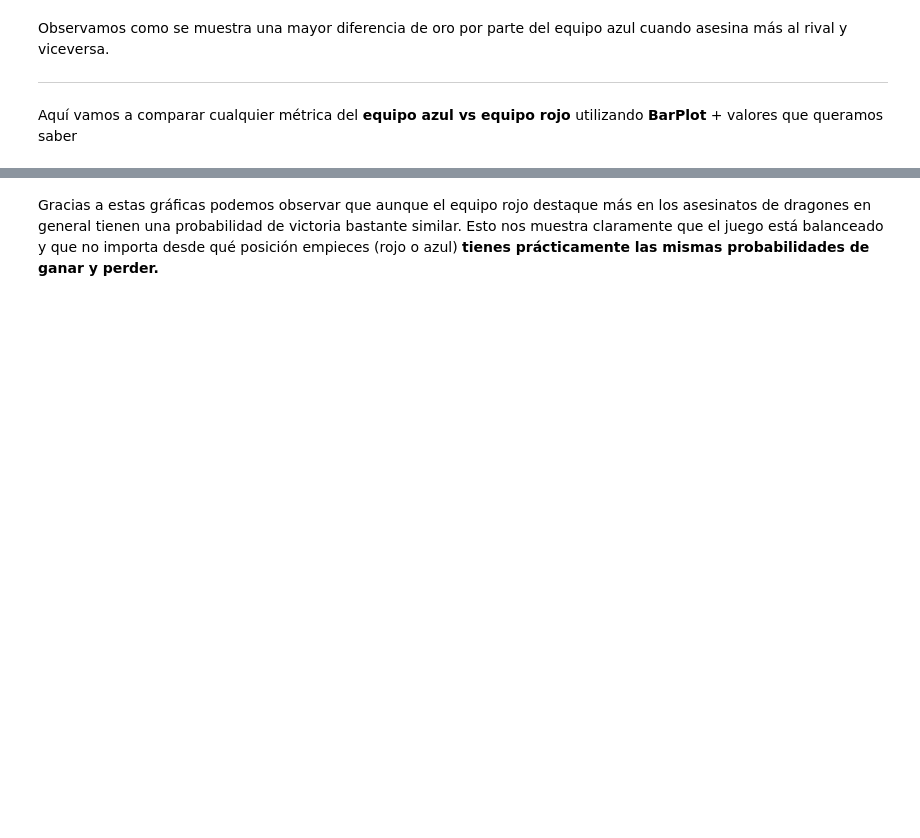
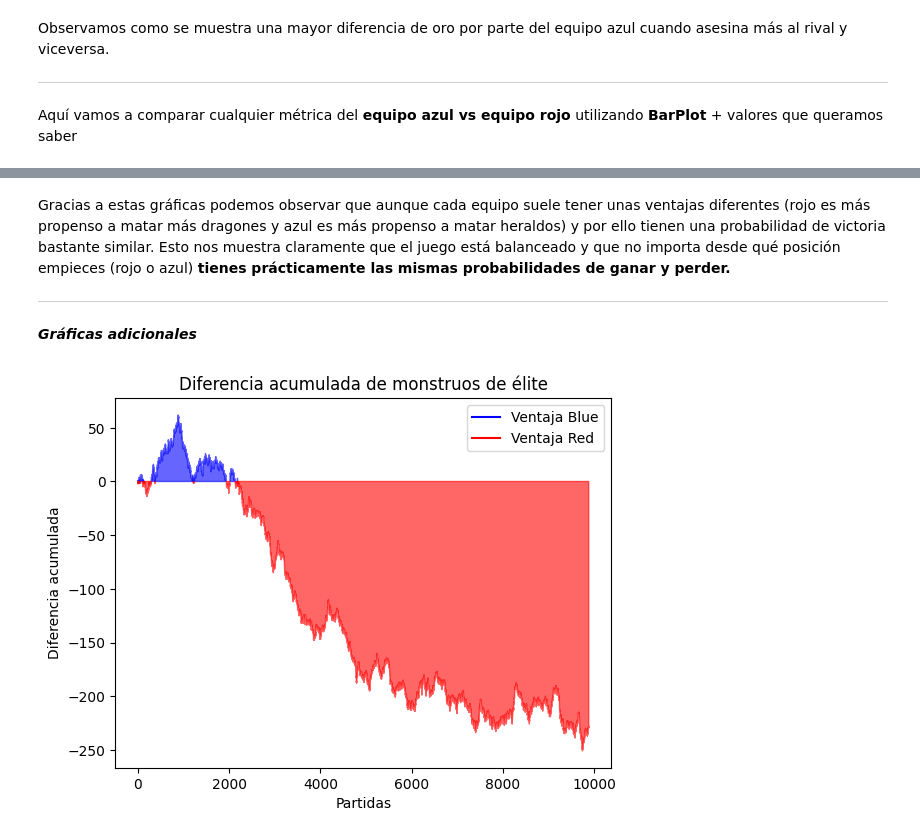
Before and after one commit to JuanJoseRP94/Proyecto1_Juancho, a Jupyter notebook: notebooks/eda.ipynb, the cells around one changed output, grey strips where cells are left out. Saved outputs shown, nothing was run; the diff lists cells and outputs as text; code cells hidden in the pictures; blank space fills up the shorter version.

```diff
--- a/notebooks/eda.ipynb
+++ b/notebooks/eda.ipynb
@@ -143,2 +164,13 @@ plot_team_comparison(
 # %% [markdown]
-Gracias a estas gráficas podemos observar que aunque el equipo rojo destaque más en los asesinatos de dragones en general tienen una probabilidad de victoria bastante similar. Esto nos muestra claramente que el juego está balanceado y que no importa desde qué posición empieces (rojo o azul) **tienes prácticamente las mismas probabilidades de ganar y perder.**
+Gracias a estas gráficas podemos observar que aunque cada equipo suele tener unas ventajas diferentes (rojo es más propenso a matar más dragones y azul es más propenso a matar heraldos) y por ello tienen una probabilidad de victoria bastante similar. Esto nos muestra claramente que el juego está balanceado y que no importa desde qué posición empieces (rojo o azul) **tienes prácticamente las mismas probabilidades de ganar y perder.**
+
+---
+
+***Gráficas adicionales***
+# %%
+df = create_diff_features(df)
+# Comparemos por ejemplo asesinatos de monstruos de élite utilizando otra gráfica:
+
+plot_fill_between_diff(df, 'eliteMonstersDiff', 'monstruos de élite')
+# %% [output]
+[figure, added]
```
Also changed, not shown: parts of 4 cells of this notebook, 4 other files.
